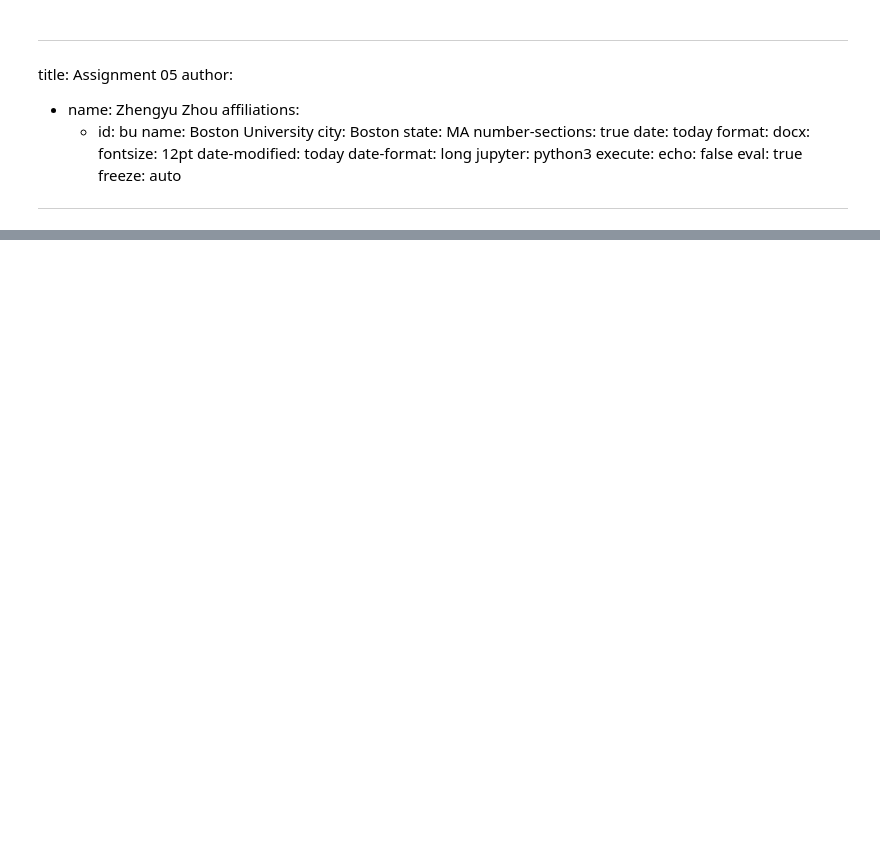
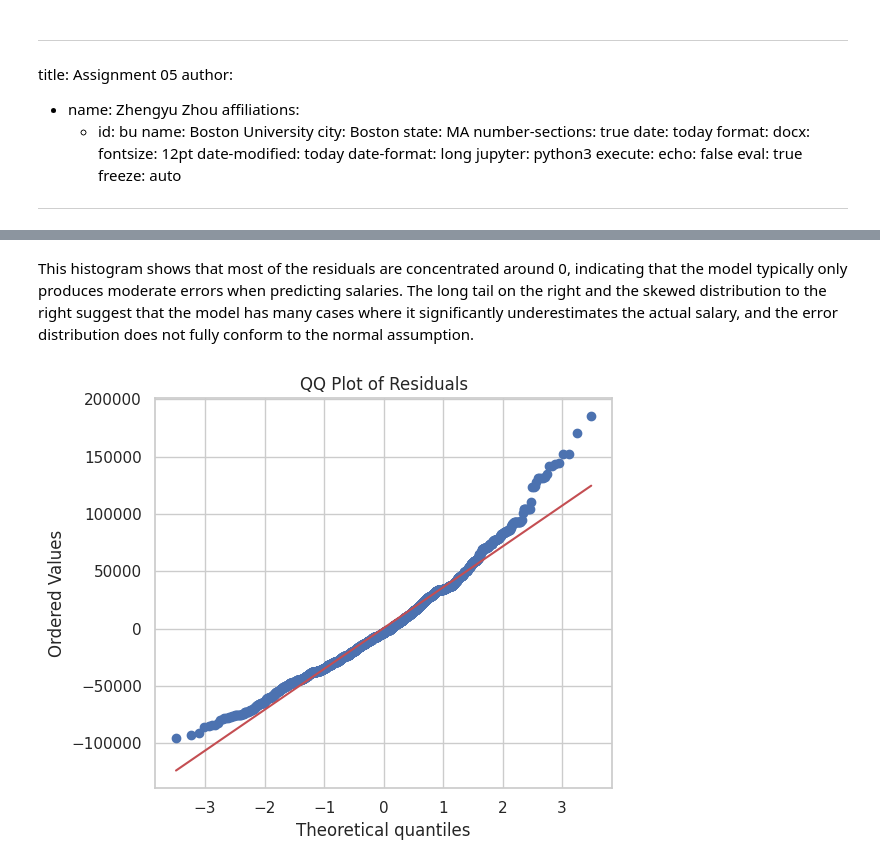
Before and after one commit to zhengyuzhou123/Assignment5, a Jupyter notebook: assignment05-zzy221.ipynb, the cells around one changed output, grey strips where cells are left out. Cells and saved outputs as stored; diff of their text form; code cells hidden in the pictures; blank space fills up the shorter version.

```diff
--- a/assignment05-zzy221.ipynb
+++ b/assignment05-zzy221.ipynb
@@ -237,0 +350,18 @@ Test rows : 422
+# %% [markdown]
+This histogram shows that most of the residuals are concentrated around 0, indicating that the model typically only produces moderate errors when predicting salaries. The long tail on the right and the skewed distribution to the right suggest that the model has many cases where it significantly underestimates the actual salary, and the error distribution does not fully conform to the normal assumption.
+# %%
+# QQ Plot of Residuals
+import scipy.stats as stats
+
+sns.set(style="whitegrid")
+
+fig, ax = plt.subplots(figsize=(6, 5))
+stats.probplot(pdf["residual"], dist="norm", plot=ax)
+
+ax.set_title("QQ Plot of Residuals")
+
+fig.tight_layout()
+fig.savefig("_output/residuals_qqplot.png", dpi=300, bbox_inches="tight")
+plt.show()
+# %% [output]
+[figure, added]
```
Also changed, not shown: parts of 31 cells of this notebook, 3 other files.
